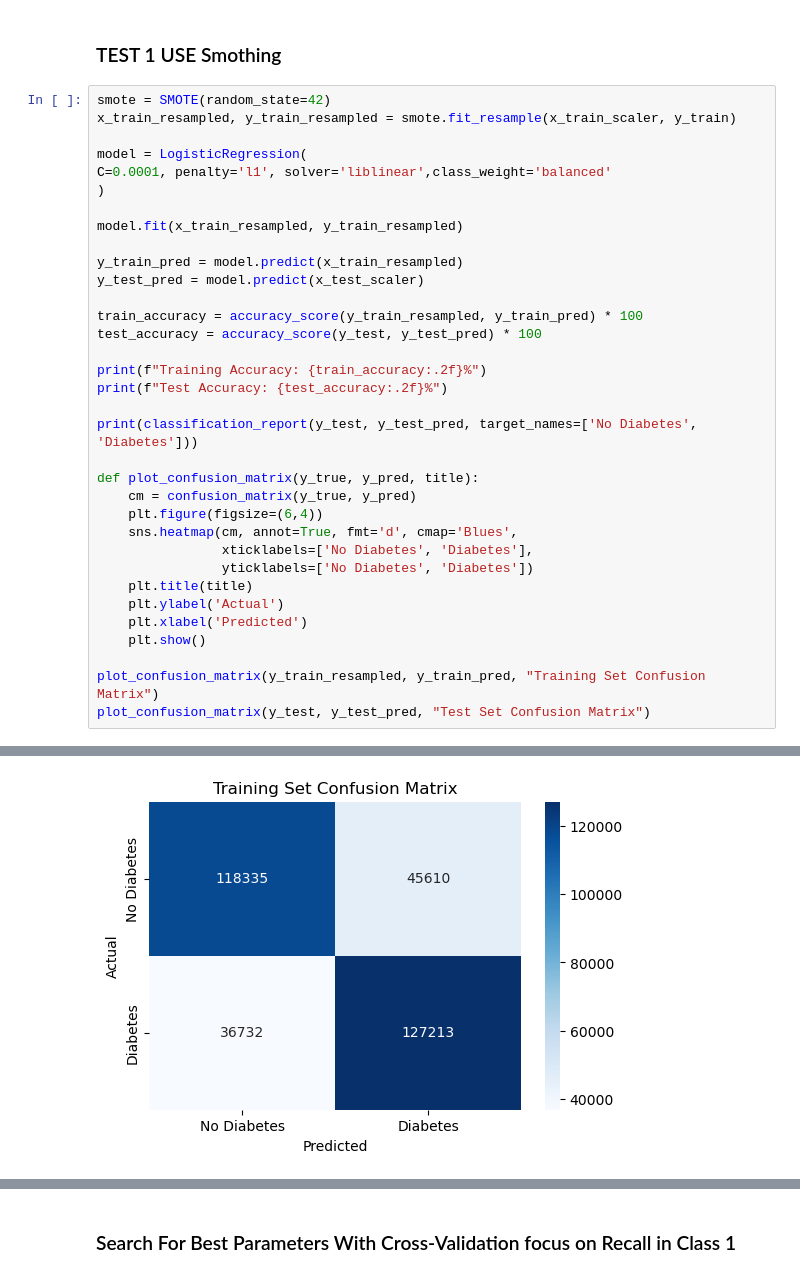
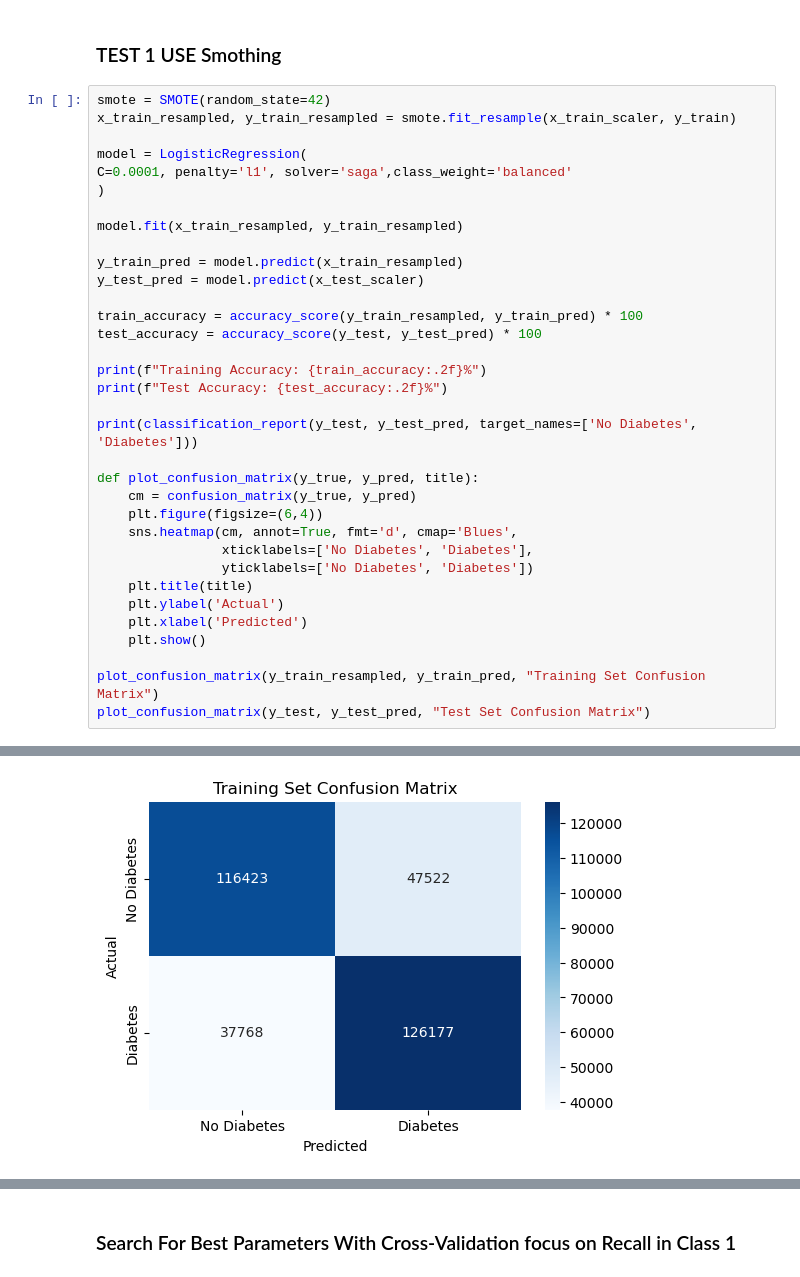
Before and after one commit to YaraHisham61/ML-project, a Jupyter notebook: logisitic_regression.ipynb, the cells around one changed output, grey strips where cells are left out. Drawn from its saved outputs; the diff is of its cells as text.

```diff
--- a/logisitic_regression.ipynb
+++ b/logisitic_regression.ipynb
@@ -132,7 +153,7 @@ smote = SMOTE(random_state=42)
 x_train_resampled, y_train_resampled = smote.fit_resample(x_train_scaler, y_train)
 
 model = LogisticRegression(
-C=0.0001, penalty='l1', solver='liblinear',class_weight='balanced'
+C=0.0001, penalty='l1', solver='saga',class_weight='balanced'
 )
 
 model.fit(x_train_resampled, y_train_resampled)
@@ -175 +196 @@ weighted avg       0.87      0.73      0.77     46592
-[figure, old version]
+[figure, new version]
```
Also changed, not shown: parts of 3 cells of this notebook, 2 other files.
